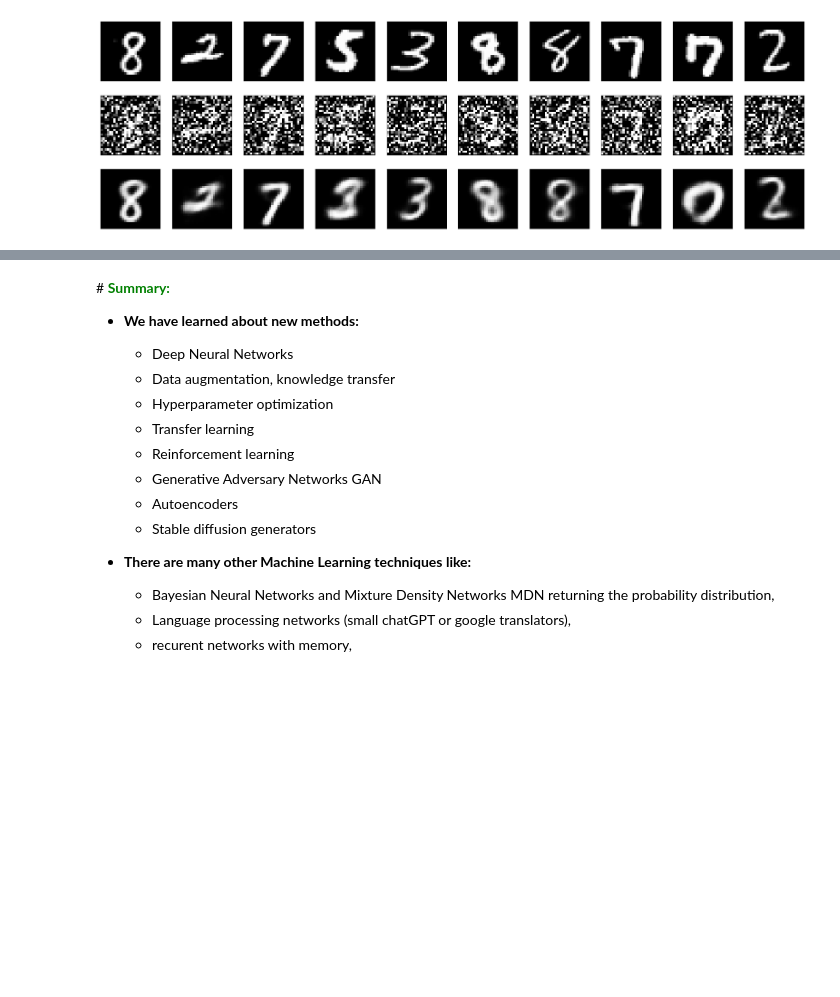
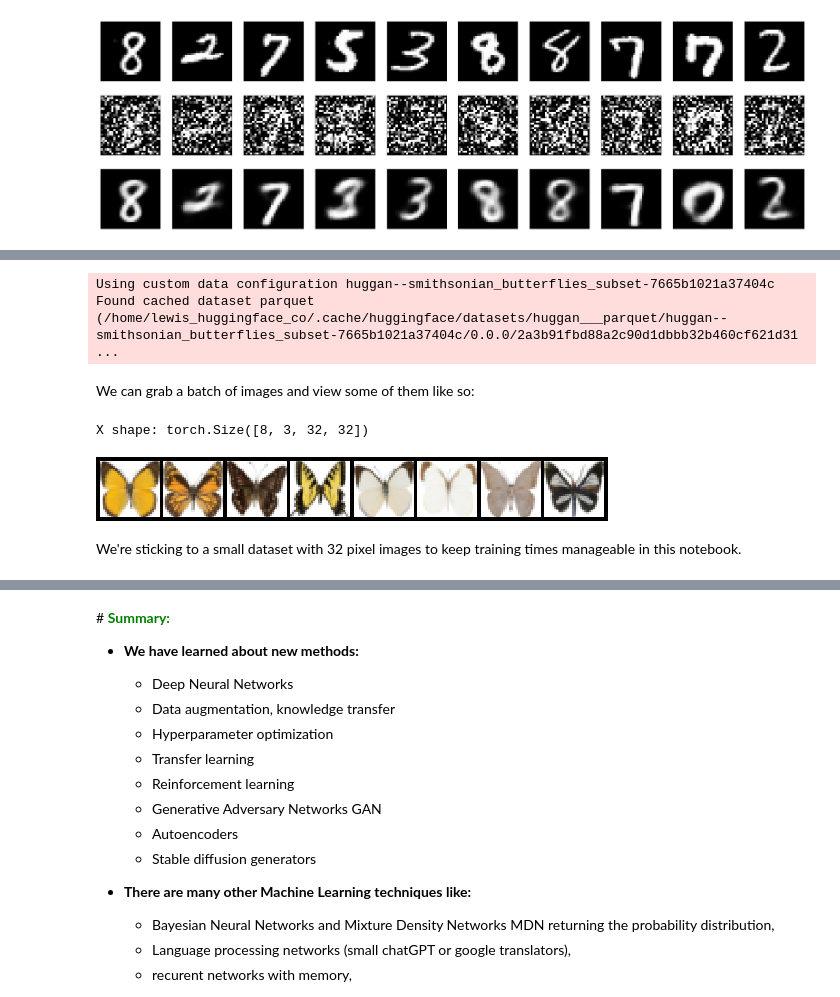
Before and after one commit to marcinwolter/MachineLearning-KISD-2024, a Jupyter notebook: lecture7.ipynb, the cells around one changed output, grey strips where cells are left out. Drawn from its saved outputs; the diff is of its cells as text; code cells hidden in the pictures; blank space fills up the shorter version.

```diff
--- a/lecture7.ipynb
+++ b/lecture7.ipynb
@@ -528,0 +647,51 @@ https://towardsdatascience.com/outlier-detection-with-autoencoders-6c7ac3e2aa90
+# %%
+import torchvision
+from datasets import load_dataset
+from torchvision import transforms
+
+dataset = load_dataset("huggan/smithsonian_butterflies_subset", split="train")
+
+# Or load images from a local folder
+# dataset = load_dataset("imagefolder", data_dir="path/to/folder")
+
+# We'll train on 32-pixel square images, but you can try larger sizes too
+image_size = 32
+# You can lower your batch size if you're running out of GPU memory
+batch_size = 64
+
+# Define data augmentations
+preprocess = transforms.Compose(
+    [
+        transforms.Resize((image_size, image_size)),  # Resize
+        transforms.RandomHorizontalFlip(),  # Randomly flip (data augmentation)
+        transforms.ToTensor(),  # Convert to tensor (0, 1)
+        transforms.Normalize([0.5], [0.5]),  # Map to (-1, 1)
+    ]
+)
+
+
+def transform(examples):
+    images = [preprocess(image.convert("RGB")) for image in examples["image"]]
+    return {"images": images}
+
+
+dataset.set_transform(transform)
+
+# Create a dataloader from the dataset to serve up the transformed images in batches
+train_dataloader = torch.utils.data.DataLoader(
+    dataset, batch_size=batch_size, shuffle=True
+)
+# %% [output]
+Using custom data configuration huggan--smithsonian_butterflies_subset-7665b1021a37404c
+Found cached dataset parquet (/home/lewis_huggingface_co/.cache/huggingface/datasets/huggan___parquet/huggan--smithsonian_butterflies_subset-7665b1021a37404c/0.0.0/2a3b91fbd88a2c90d1dbbb32b460cf621d31 ...
+# %% [markdown]
+We can grab a batch of images and view some of them like so:
+# %%
+xb = next(iter(train_dataloader))["images"].to(device)[:8]
+print("X shape:", xb.shape)
+show_images(xb).resize((8 * 64, 64), resample=Image.NEAREST)
+# %% [output]
+X shape: torch.Size([8, 3, 32, 32])
+[figure, added]
+# %% [markdown]
+We're sticking to a small dataset with 32 pixel images to keep training times manageable in this notebook.
```
Also changed, not shown: parts of 54 cells of this notebook.
